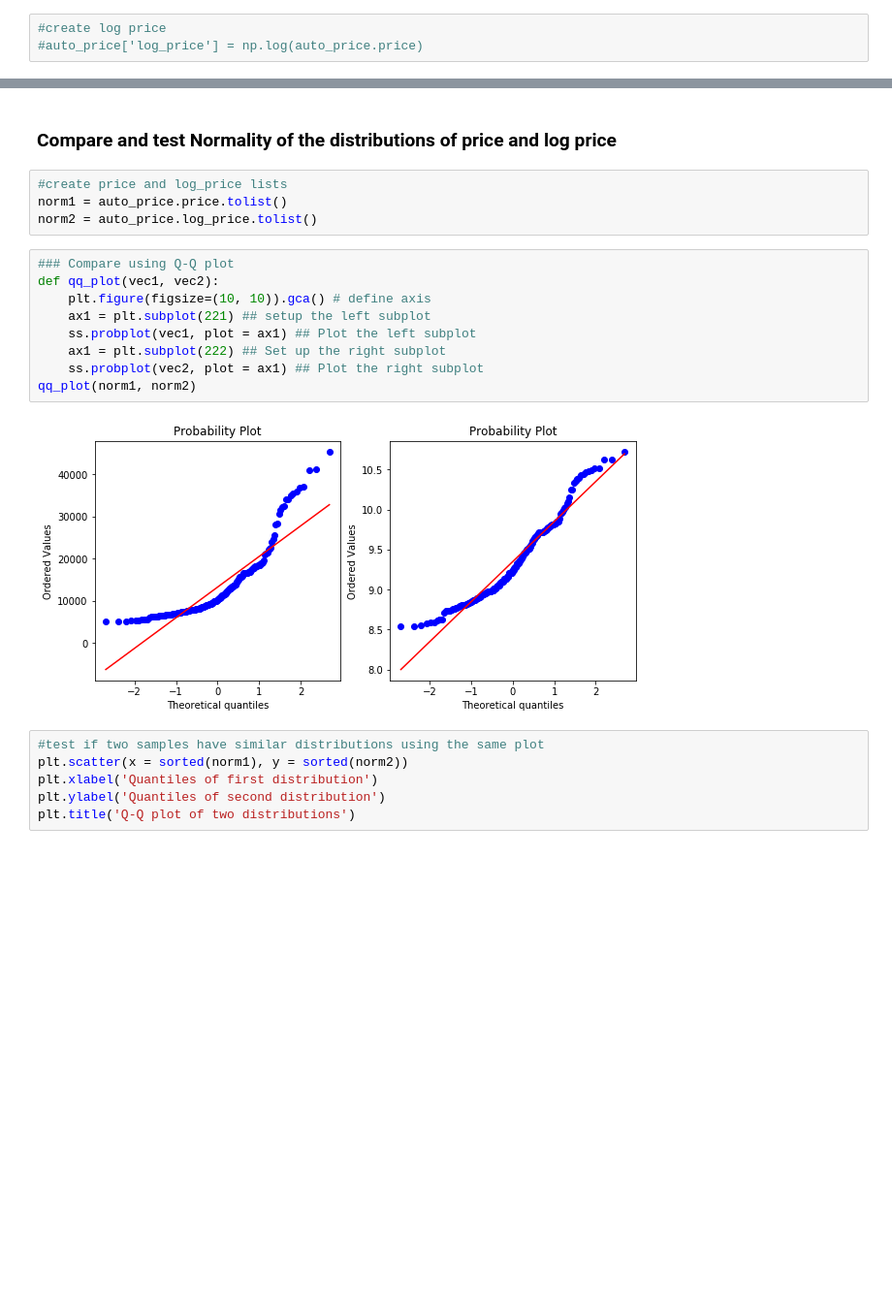
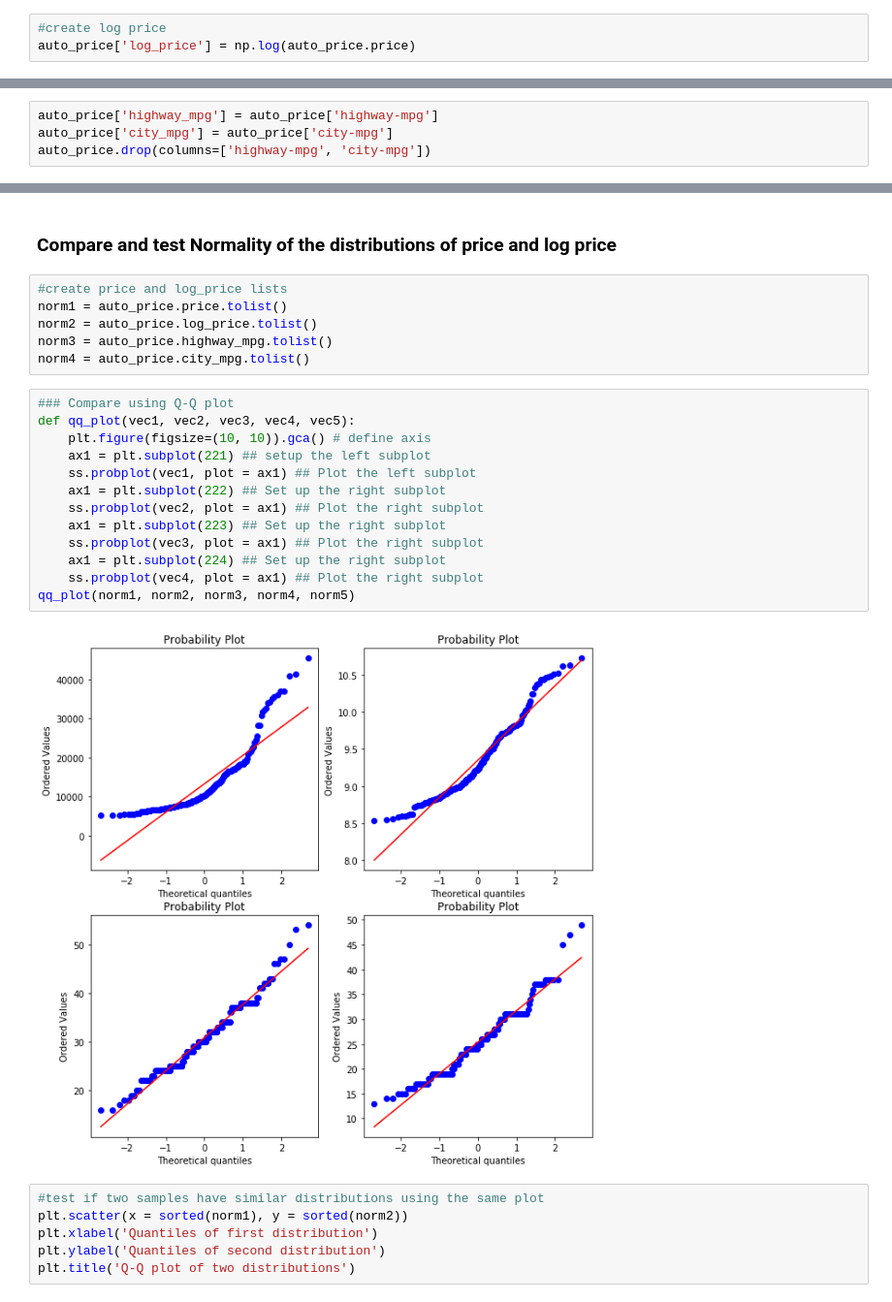
Before and after one commit to ryanarbow/uw_data_science, a Jupyter notebook: DS_methods_and_tools_2/RyanArbow-M02-HypothesisSim.ipynb, the cells around one changed output, grey strips where cells are left out. Shown at 97% size. Saved outputs shown, nothing was run; the diff lists cells and outputs as text; blank space fills up the shorter version.

```diff
--- a/DS_methods_and_tools_2/RyanArbow-M02-HypothesisSim.ipynb
+++ b/DS_methods_and_tools_2/RyanArbow-M02-HypothesisSim.ipynb
@@ -53,4 +53,4 @@ dtype: object
 #auto_price.head(10)
 # %%
 #create log price
-#auto_price['log_price'] = np.log(auto_price.price)
+auto_price['log_price'] = np.log(auto_price.price)
@@ -60,0 +57,4 @@ dtype: object
+# %%
+auto_price['highway_mpg'] = auto_price['highway-mpg']
+auto_price['city_mpg'] = auto_price['city-mpg']
+auto_price.drop(columns=['highway-mpg', 'city-mpg'])
@@ -132,17 +151,23 @@ plot_dists(gas_bootstrap_means, diesel_bootstrap_means,
 #create price and log_price lists
 norm1 = auto_price.price.tolist()
 norm2 = auto_price.log_price.tolist()
+norm3 = auto_price.highway_mpg.tolist()
+norm4 = auto_price.city_mpg.tolist()
 # %%
 ### Compare using Q-Q plot
-def qq_plot(vec1, vec2):
+def qq_plot(vec1, vec2, vec3, vec4, vec5):
     plt.figure(figsize=(10, 10)).gca() # define axis
     ax1 = plt.subplot(221) ## setup the left subplot
     ss.probplot(vec1, plot = ax1) ## Plot the left subplot
     ax1 = plt.subplot(222) ## Set up the right subplot
     ss.probplot(vec2, plot = ax1) ## Plot the right subplot
-qq_plot(norm1, norm2)
+    ax1 = plt.subplot(223) ## Set up the right subplot
+    ss.probplot(vec3, plot = ax1) ## Plot the right subplot
+    ax1 = plt.subplot(224) ## Set up the right subplot
+    ss.probplot(vec4, plot = ax1) ## Plot the right subplot
+qq_plot(norm1, norm2, norm3, norm4, norm5)
 # %% [output]
-[figure, old version]
+[figure, new version]
 # %%
 #test if two samples have similar distributions using the same plot
 plt.scatter(x = sorted(norm1), y = sorted(norm2))
```
Also changed, not shown: parts of 9 cells of this notebook, 1 other file.
